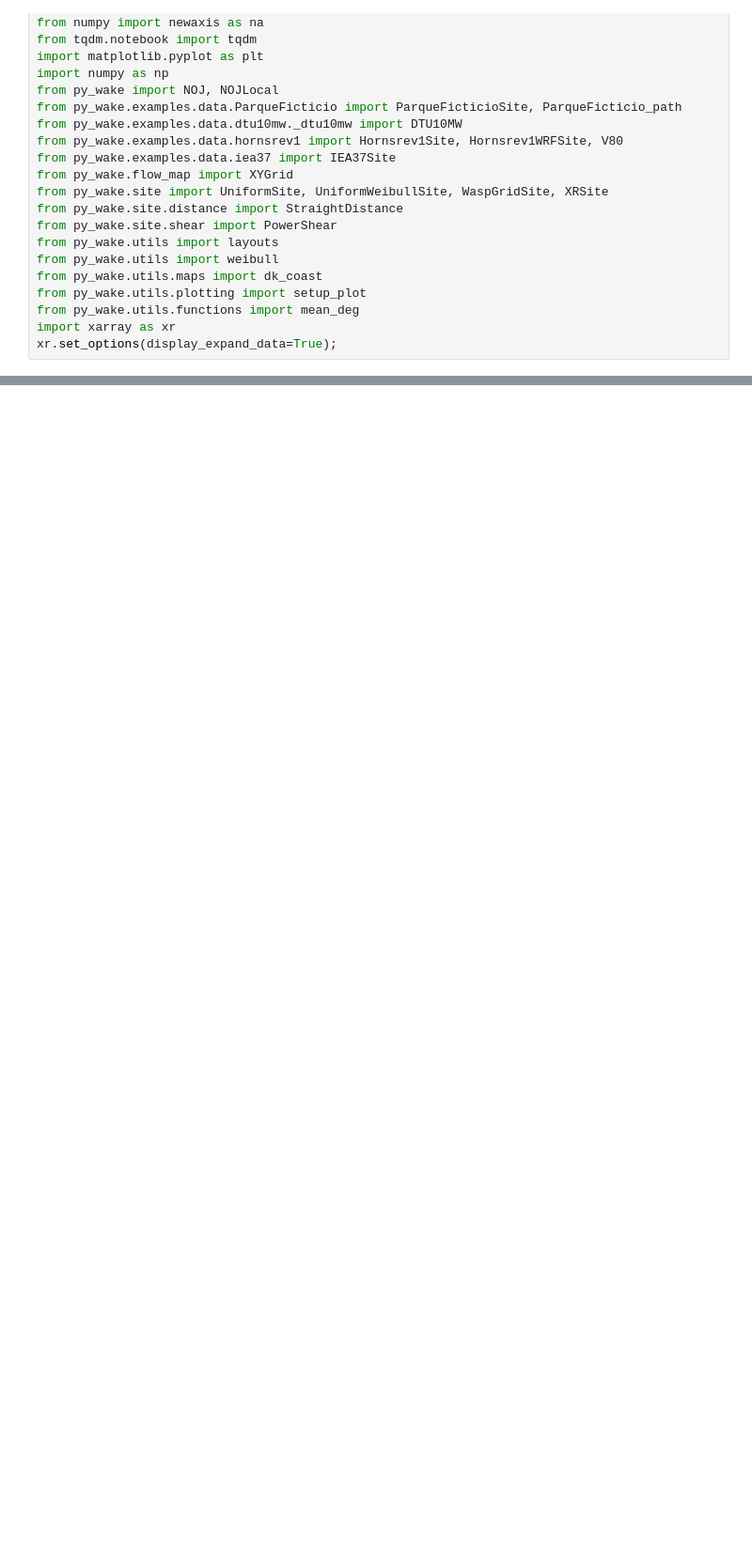
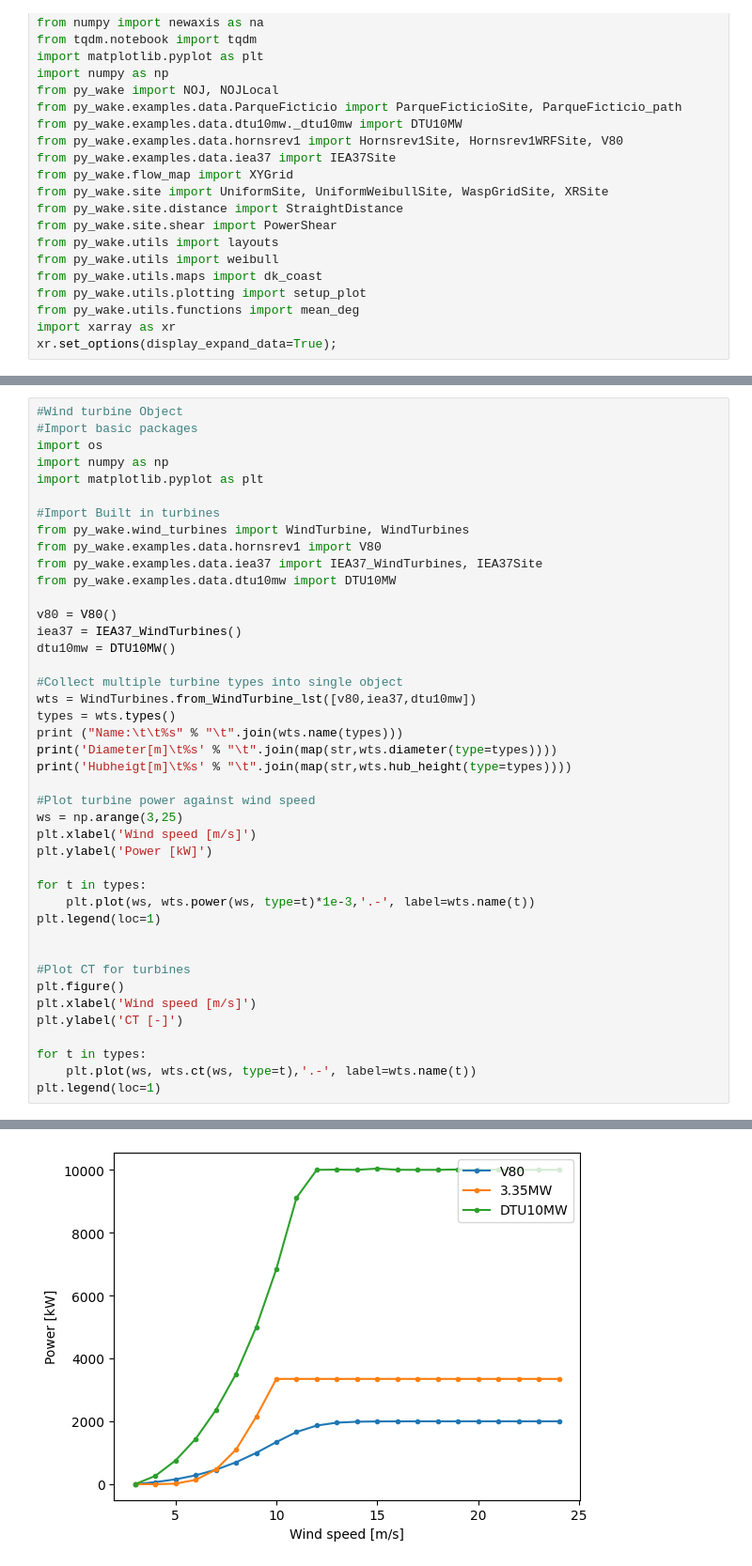
Before and after one commit to Xeidit/WindFarm2, a Jupyter notebook: FarmSim.ipynb, the cells around one changed output, grey strips where cells are left out. Shown at 94% size. Drawn from its saved outputs; the diff is of its cells as text; blank space fills up the shorter version.

```diff
--- a/FarmSim.ipynb
+++ b/FarmSim.ipynb
@@ -51,0 +50,43 @@ Data variables:
+# %%
+#Wind turbine Object
+#Import basic packages
+import os
+import numpy as np
+import matplotlib.pyplot as plt
+
+#Import Built in turbines
+from py_wake.wind_turbines import WindTurbine, WindTurbines
+from py_wake.examples.data.hornsrev1 import V80
+from py_wake.examples.data.iea37 import IEA37_WindTurbines, IEA37Site
+from py_wake.examples.data.dtu10mw import DTU10MW
+
+v80 = V80()
+iea37 = IEA37_WindTurbines()
+dtu10mw = DTU10MW()
+
+#Collect multiple turbine types into single object
+wts = WindTurbines.from_WindTurbine_lst([v80,iea37,dtu10mw])
+types = wts.types()
+print ("Name:\t\t%s" % "\t".join(wts.name(types)))
+print('Diameter[m]\t%s' % "\t".join(map(str,wts.diameter(type=types))))
+print('Hubheigt[m]\t%s' % "\t".join(map(str,wts.hub_height(type=types))))
+
+#Plot turbine power against wind speed
+ws = np.arange(3,25)
+plt.xlabel('Wind speed [m/s]')
+plt.ylabel('Power [kW]')
+
+for t in types:
+    plt.plot(ws, wts.power(ws, type=t)*1e-3,'.-', label=wts.name(t))
+plt.legend(loc=1)
+
+
+#Plot CT for turbines
+plt.figure()
+plt.xlabel('Wind speed [m/s]')
+plt.ylabel('CT [-]')
+
+for t in types:
+    plt.plot(ws, wts.ct(ws, type=t),'.-', label=wts.name(t))
+plt.legend(loc=1)
+# %% [output]
@@ -51,0 +97 @@ Data variables:
+[figure, added]
```
Also changed, not shown: parts of 6 cells of this notebook.
